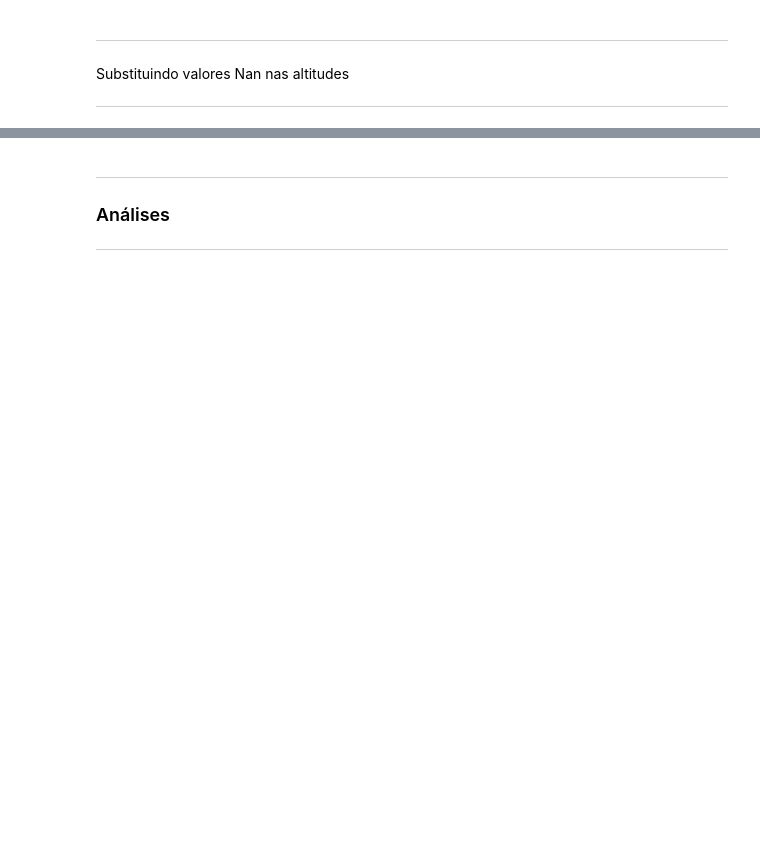
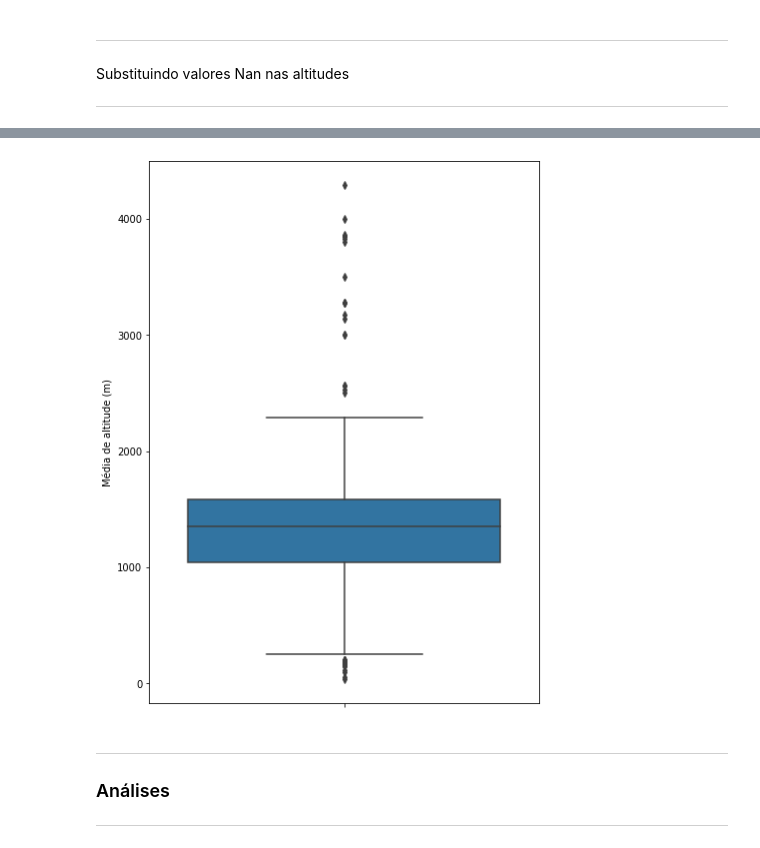
Before and after one commit to fernandadefalco/projeto-moduloIV, a Jupyter notebook: projeto_4.ipynb, the cells around one changed output, grey strips where cells are left out. Saved outputs shown, nothing was run; the diff lists cells and outputs as text; code cells hidden in the pictures; blank space fills up the shorter version.

```diff
--- a/projeto_4.ipynb
+++ b/projeto_4.ipynb
@@ -129,6 +251,14 @@ cols = ["altitude_low_meters","altitude_high_meters","altitude_mean_meters"]
 for pais in paises:
         for coluna in cols:
                 df_coffee[coluna][(df_coffee[coluna].isna()) & (df_coffee['Country.of.Origin'] == pais)] = df_coffee[coluna][(df_coffee['Country.of.Origin'] == pais)].mean()
+# %%
+#Checando outliers da altitude após correções
+plt.figure(figsize=(7,10))
+sns.boxplot(data=df_coffee, y=df_coffee['altitude_mean_meters']);
+
+plt.ylabel('Média de altitude (m)');
+# %% [output]
+[figure, added]
 # %% [markdown]
 _____
 
```
Also changed, not shown: parts of 27 cells of this notebook.
